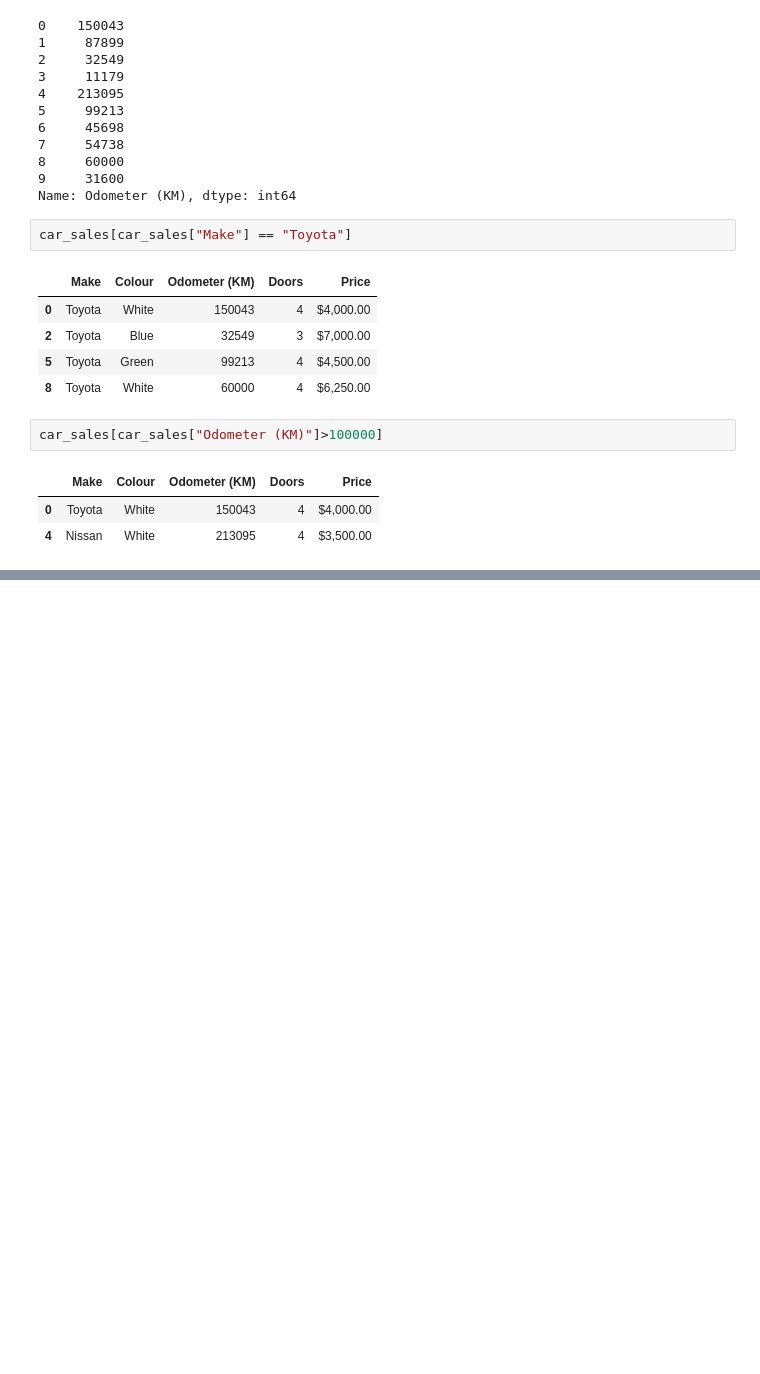
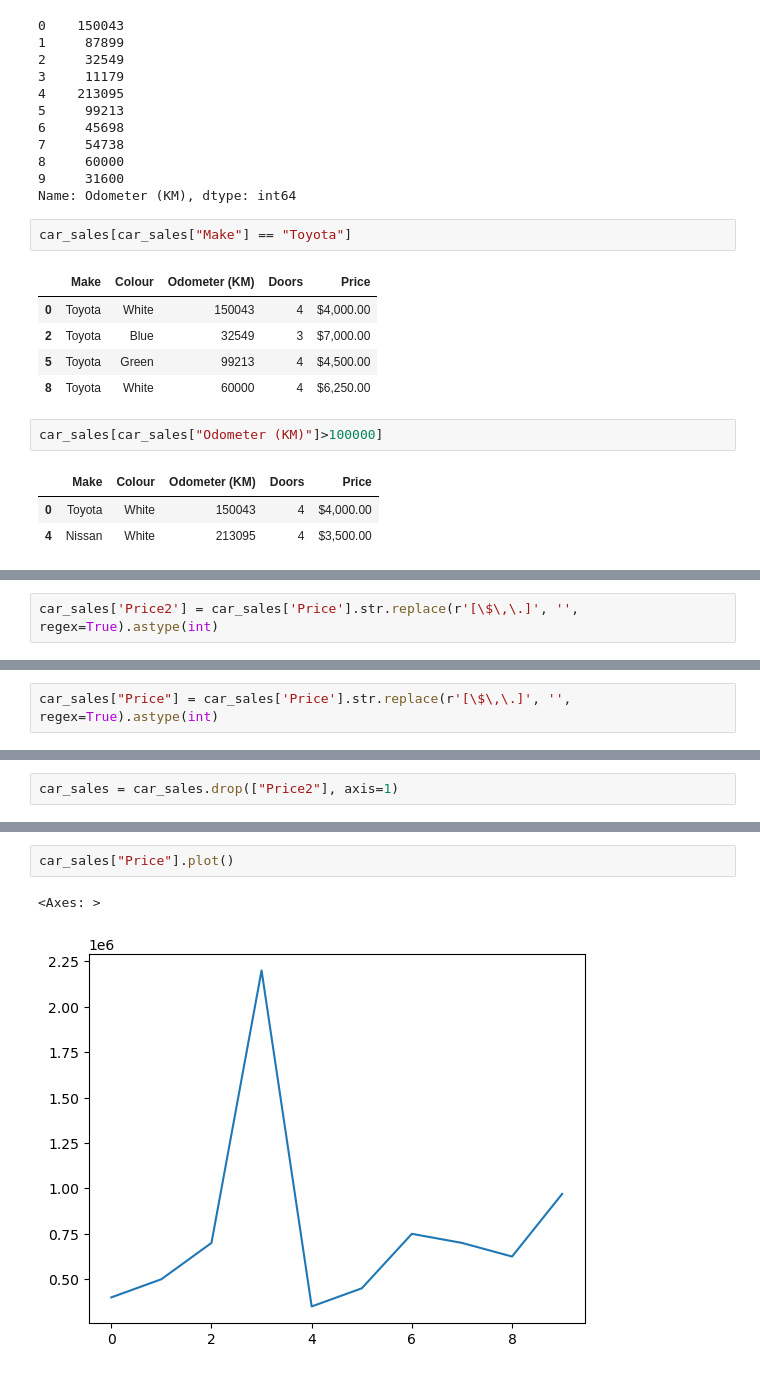
Before and after one commit to kucheriavii/udemu_data_science, a Jupyter notebook: first/introduction-to-pandas.ipynb, the cells around one changed output, grey strips where cells are left out. Drawn from its saved outputs; the diff is of its cells as text; blank space fills up the shorter version.

```diff
--- a/first/introduction-to-pandas.ipynb
+++ b/first/introduction-to-pandas.ipynb
@@ -332,0 +366,2 @@ car_sales[car_sales["Odometer (KM)"]>100000]
+# %%
+car_sales['Price2'] = car_sales['Price'].str.replace(r'[\$\,\.]', '', regex=True).astype(int)
@@ -332,0 +382,2 @@ car_sales[car_sales["Odometer (KM)"]>100000]
+# %%
+car_sales["Price"] = car_sales['Price'].str.replace(r'[\$\,\.]', '', regex=True).astype(int)
@@ -332,0 +398,2 @@ car_sales[car_sales["Odometer (KM)"]>100000]
+# %%
+car_sales = car_sales.drop(["Price2"], axis=1)
@@ -332,0 +414,5 @@ car_sales[car_sales["Odometer (KM)"]>100000]
+# %%
+car_sales["Price"].plot()
+# %% [output]
+<Axes: >
+[figure, added]
```
Also changed, not shown: parts of 8 cells of this notebook, 2 other files.
